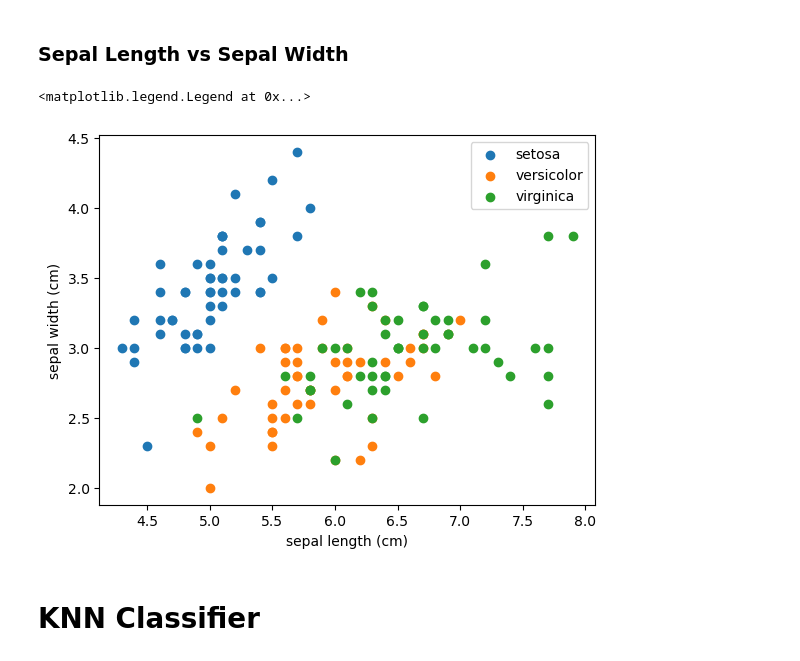
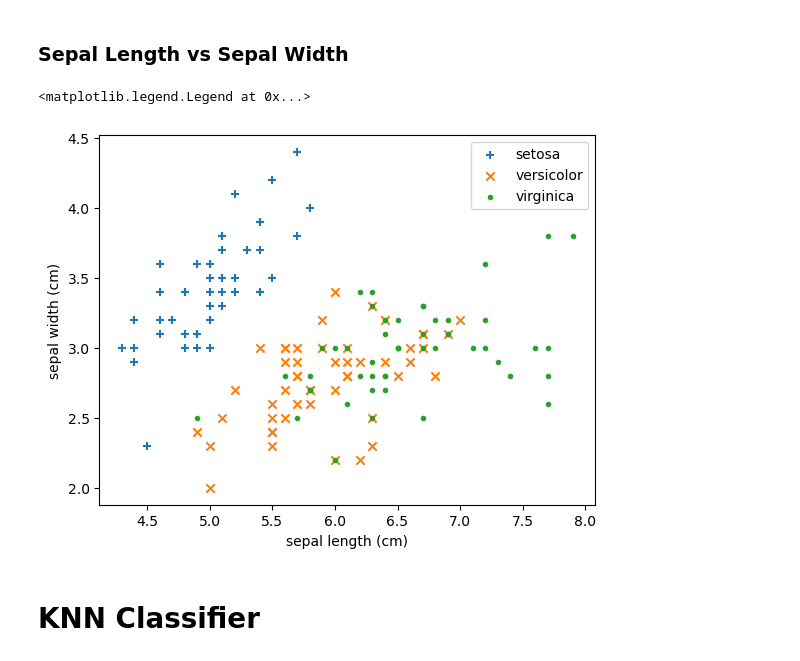
Before and after one commit to Rushik-Rsenal/Intro-to-Machine-Learning, a Jupyter notebook: iris_classifier.ipynb, the cells around one changed output. Cells and saved outputs as stored; diff of their text form; code cells hidden in the pictures.

Commit message:
feat: added more interactability + images to iris_classifier

```diff
--- a/iris_classifier.ipynb
+++ b/iris_classifier.ipynb
@@ -78,5 +89,6 @@ final_df
 ### Setosa
 # %%
 setosa_df = final_df[final_df["target"] == 0]
+setosa_df.loc[:, 'iris_type'] = "setosa"
 setosa_df[:5]
 # %% [output]
@@ -90,5 +107,6 @@ setosa_df[:5]
 ### Versicolor
 # %%
 versicolor_df = final_df[final_df["target"] == 1]
+versicolor_df.loc[:, 'iris_type'] = "versicolor"
 versicolor_df[:5]
 # %% [output]
@@ -102,5 +125,6 @@ versicolor_df[:5]
 ### Virginica
 # %%
 virginica_df = final_df[final_df["target"] == 2]
+virginica_df.loc[:, 'iris_type'] = "virginica"
 virginica_df[:5]
 # %% [output]
@@ -117,15 +163,15 @@ virginica_df[:5]
 # %%
 plt.xlabel("sepal length (cm)")
 plt.ylabel("sepal width (cm)")
-plt.scatter(setosa_df["sepal_length"], setosa_df["sepal_width"])
-plt.scatter(versicolor_df["sepal_length"], versicolor_df["sepal_width"])
-plt.scatter(virginica_df["sepal_length"], virginica_df["sepal_width"])
+plt.scatter(setosa_df["sepal_length"], setosa_df["sepal_width"], marker="+")
+plt.scatter(versicolor_df["sepal_length"], versicolor_df["sepal_width"], marker="x")
+plt.scatter(virginica_df["sepal_length"], virginica_df["sepal_width"], marker=".")
 plt.legend(
     iris.target_names
 )
 # %% [output]
 <matplotlib.legend.Legend at 0x...>
-[figure, old version]
+[figure, new version]
 # %% [markdown]
 # KNN Classifier
 # %% [markdown]
```
Also changed, not shown: parts of 24 cells of this notebook, 4 other files.
